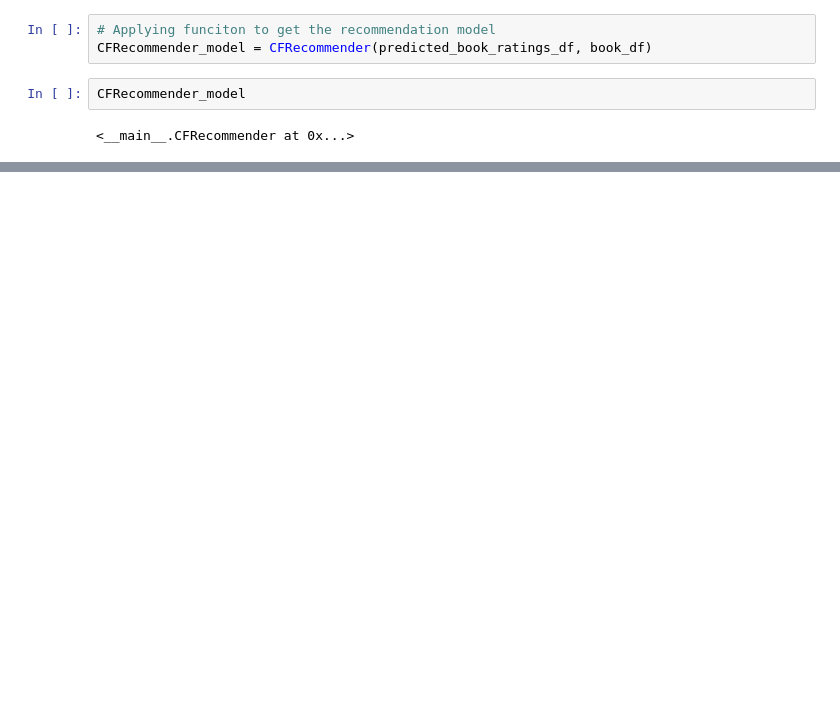
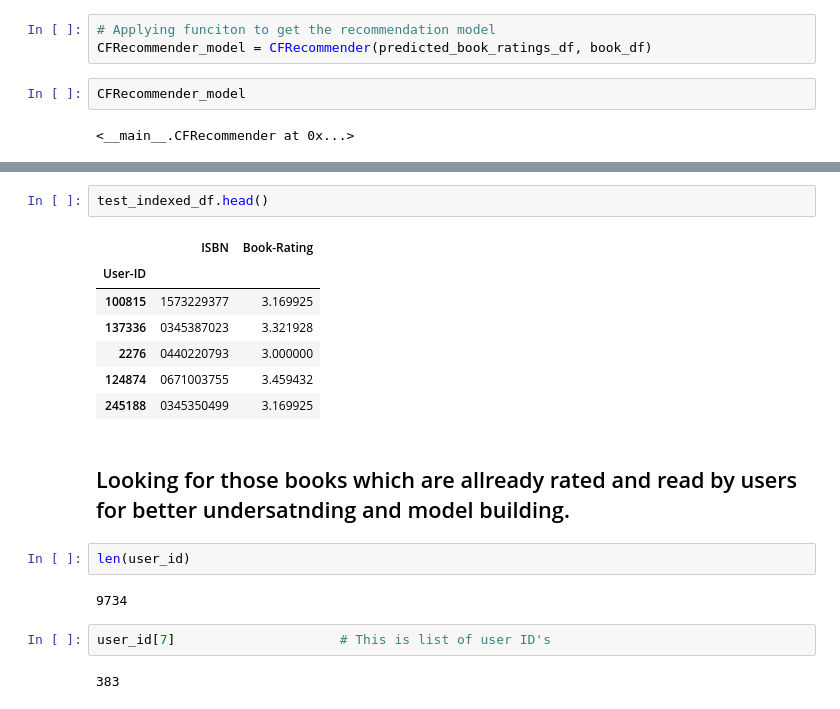
Before and after one commit to Suraj-7077/Unsupervised-ML-Book-Recommendation-system-Model, a Jupyter notebook: Unsupervised_ML_Capstone_Project_IV_.ipynb, the cells around one changed output, grey strips where cells are left out. Saved outputs shown, nothing was run; the diff lists cells and outputs as text; blank space fills up the shorter version.

```diff
--- a/Unsupervised_ML_Capstone_Project_IV_.ipynb
+++ b/Unsupervised_ML_Capstone_Project_IV_.ipynb
@@ -1774,0 +1801,20 @@ def get_interacted_books(user_id, interactions_df):
+# %%
+test_indexed_df.head()
+# %% [output]
+|  | ISBN | Book-Rating |
+| User-ID |  |  |
+| 100815 | 1573229377 | 3.169925 |
+| 137336 | 0345387023 | 3.321928 |
+| 2276 | 0440220793 | 3.000000 |
+| 124874 | 0671003755 | 3.459432 |
+| 245188 | 0345350499 | 3.169925 |
+# %% [markdown]
+## Looking for those books which are allready rated and read by users for better undersatnding and model building.
+# %%
+len(user_id)
+# %% [output]
+9734
+# %%
+user_id[7]                     # This is list of user ID's
+# %% [output]
+383
```
Also changed, not shown: parts of 12 cells of this notebook.
